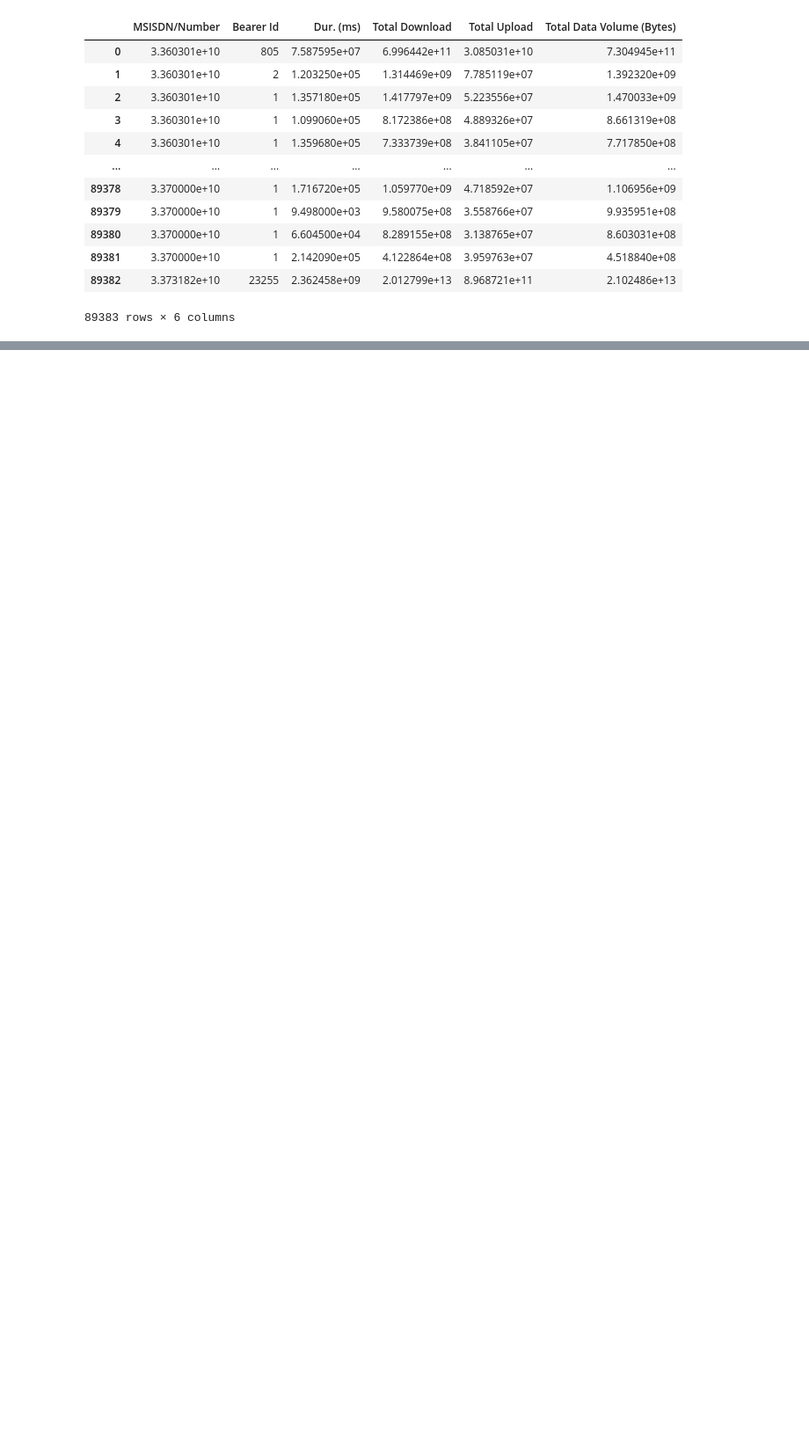
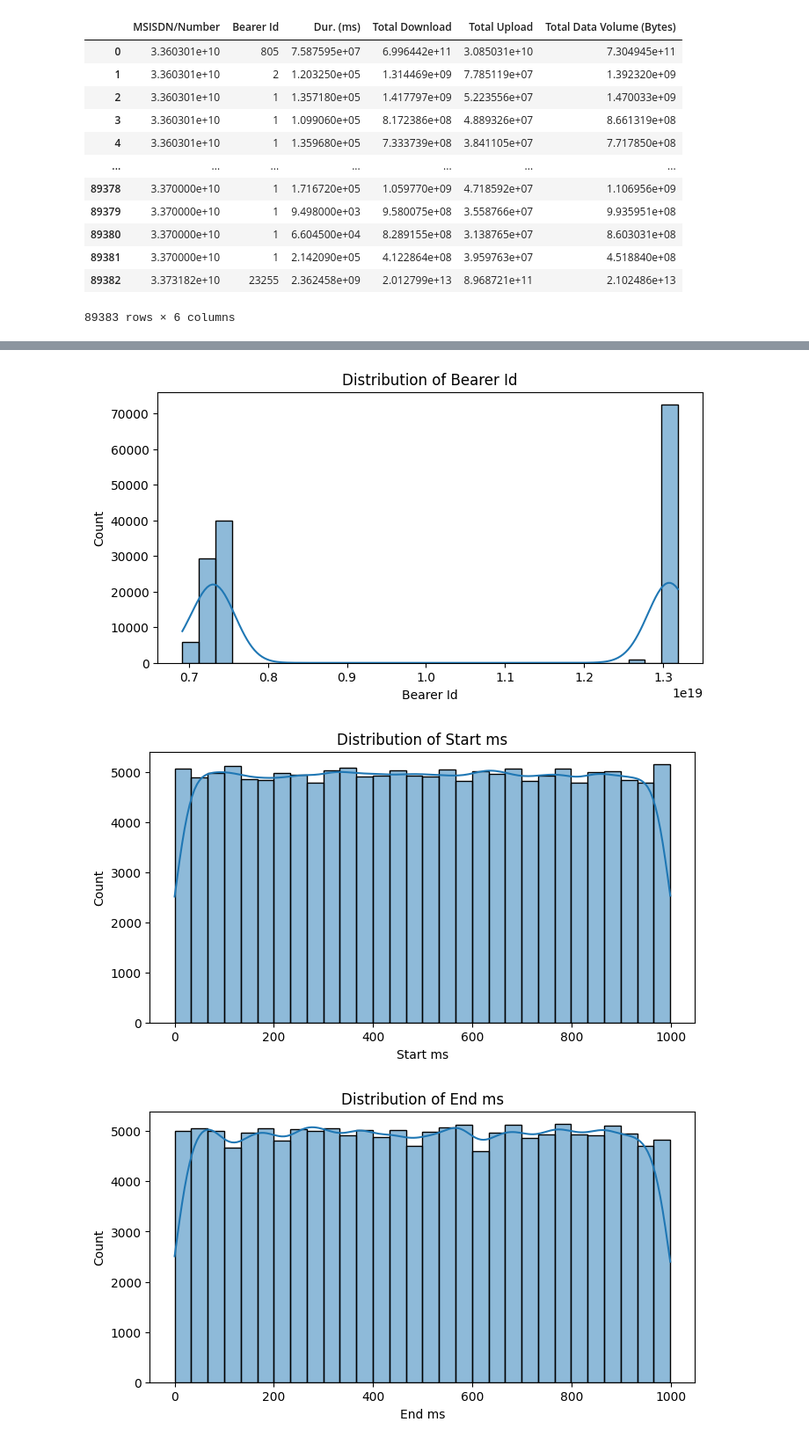
Before and after one commit to Nahom-ketsela/kaim-week-02, a Jupyter notebook: notebook/User_Overview_Analysis.ipynb, the cells around one changed output, grey strips where cells are left out. Shown at 88% size. Cells and saved outputs as stored; diff of their text form; code cells hidden in the pictures; blank space fills up the shorter version.

Commit message:
decile segmentation based on session duration done, univariate analysis on the numeric columns done.

```diff
--- a/notebook/User_Overview_Analysis.ipynb
+++ b/notebook/User_Overview_Analysis.ipynb
@@ -276,0 +292,6 @@ uoe.user_aggregation_metrics(df)
+# %%
+uoe.univariate_analysis(df)
+# %% [output]
+[figure, added]
+[figure, added]
+[figure, added]
```
Also changed, not shown: parts of 2 cells of this notebook.
